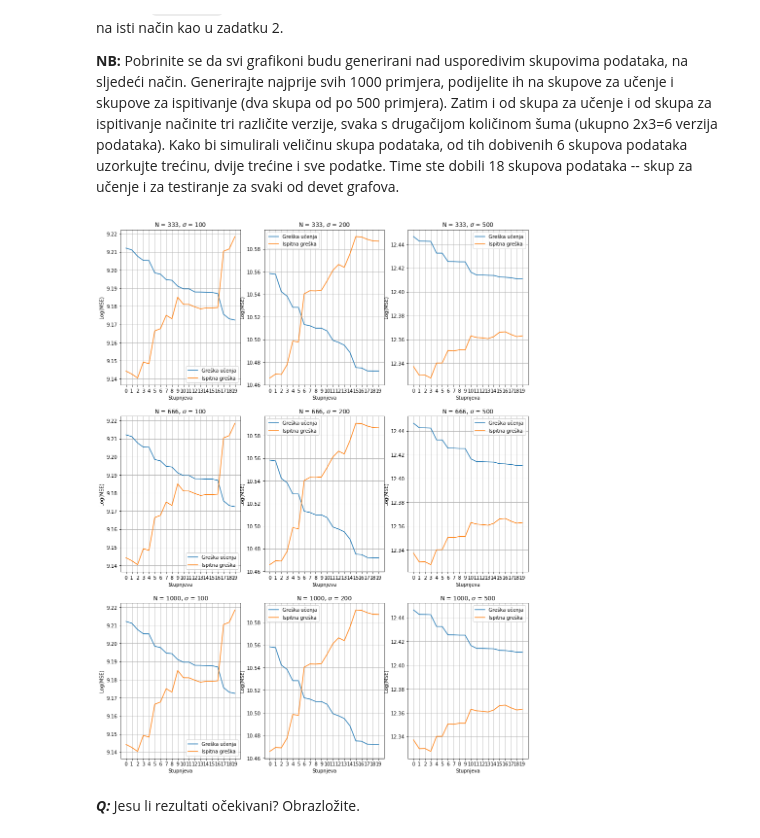
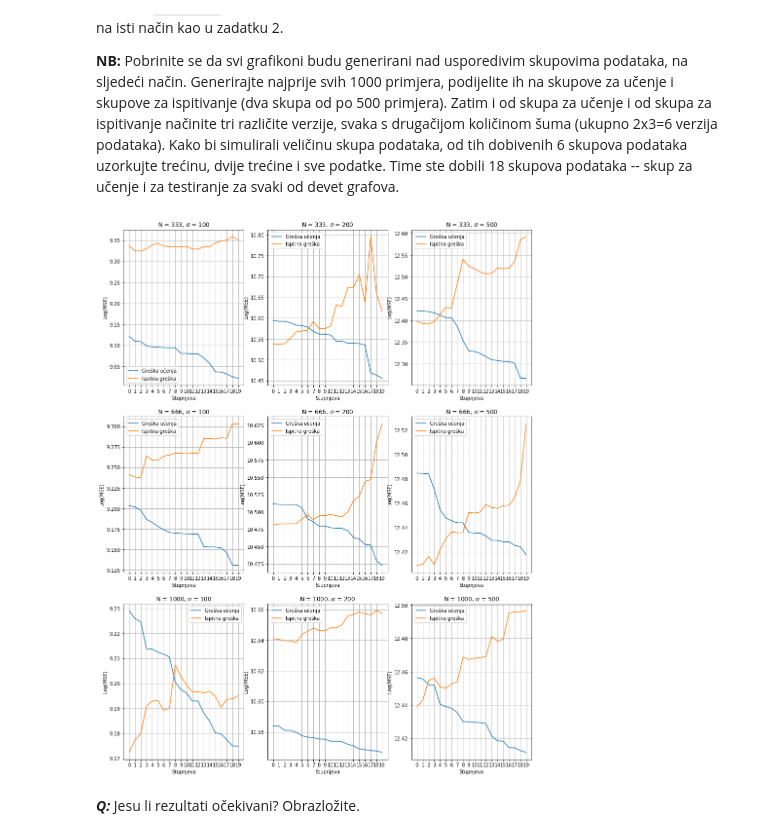
Before and after one commit to MCubek/strojno1Lab, a Jupyter notebook: SU1-2021-03-04-Regresija.ipynb, the cells around one changed output. Saved outputs shown, nothing was run; the diff lists cells and outputs as text; code cells hidden in the pictures.

```diff
--- a/SU1-2021-03-04-Regresija.ipynb
+++ b/SU1-2021-03-04-Regresija.ipynb
@@ -315,10 +310,10 @@ X_interval2 = make_instances(-5, 5, N)
 rows = np.size(N_mod)
 cols = np.size(sigma2)
 
-matrix_X_train = [[0] * cols] * rows
-matrix_X_test = [[0] * cols] * rows
-matrix_y_train = [[0] * cols] * rows
-matrix_y_test = [[0] * cols] * rows
+matrix_X_train = {}
+matrix_X_test = {}
+matrix_y_train = {}
+matrix_y_test = {}
 
 for size, i in zip(N_mod, range(rows)):
     for sigma, j in zip(sigma2, range(cols)):
@@ -331,49 +326,49 @@ for size, i in zip(N_mod, range(rows)):
         curr_X_train, curr_X_test, curr_y_train, curr_y_test = train_test_split(current_X, current_y, train_size=0.5,
                                                                                 random_state=1999)
 
-        matrix_X_train[i][j] = curr_X_train
-        matrix_X_test[i][j] = curr_X_test
-        matrix_y_train[i][j] = curr_y_train
-        matrix_y_test[i][j] = curr_y_test
+        matrix_X_train[i, j] = curr_X_train
+        matrix_X_test[i, j] = curr_X_test
+        matrix_y_train[i, j] = curr_y_train
+        matrix_y_test[i, j] = curr_y_test
 
 fig = plt.figure(figsize=(15, 20))
 
 counter = 1
 for i in range(rows):
     for j in range(cols):
         train_err = []
         test_err = []
 
         min_deg_2 = 0
         max_deg_2 = 20
 
         d2 = range(min_deg_2, max_deg_2)
 
         for deg in d2:
             currentLinReg = make_pipeline(PolynomialFeatures(deg), LinearRegression())
-            currentLinReg.fit(matrix_X_train[i][j], matrix_y_train[i][j])
+            currentLinReg.fit(matrix_X_train[i, j], matrix_y_train[i, j])
 
-            currentPredictionTrain = currentLinReg.predict(matrix_X_train[i][j])
-            currentPredictionTest = currentLinReg.predict(matrix_X_test[i][j])
+            currentPredictionTrain = currentLinReg.predict(matrix_X_train[i, j])
+            currentPredictionTest = currentLinReg.predict(matrix_X_test[i, j])
 
-            currentTrainMserr = mean_squared_error(matrix_y_train[i][j], currentPredictionTrain)
-            currentTestMserr = mean_squared_error(matrix_y_test[i][j], currentPredictionTest)
+            currentTrainMserr = mean_squared_error(matrix_y_train[i, j], currentPredictionTrain)
+            currentTestMserr = mean_squared_error(matrix_y_test[i, j], currentPredictionTest)
 
             train_err.append(currentTrainMserr)
             test_err.append(currentTestMserr)
 
         ax = fig.add_subplot(3, 3, counter)
         ax.grid()
         ax.plot(d2, np.log(train_err), label='Greška učenja')
         ax.plot(d2, np.log(test_err), label='Ispitna greška')
         plt.xlabel('Stupnjeva')
         plt.ylabel('Log(MSE)')
         plt.xticks(d2)
         plt.legend()
         plt.title('N = {}, $\sigma$ = {}'.format(math.floor(N_mod[i] * N), sigma2[j]))
         counter += 1
 # %% [output]
-[figure, old version]
+[figure, new version]
 # %% [markdown]
 ***Q:*** Jesu li rezultati očekivani? Obrazložite.
 # %% [markdown]
```
Also changed, not shown: parts of 14 cells of this notebook.
